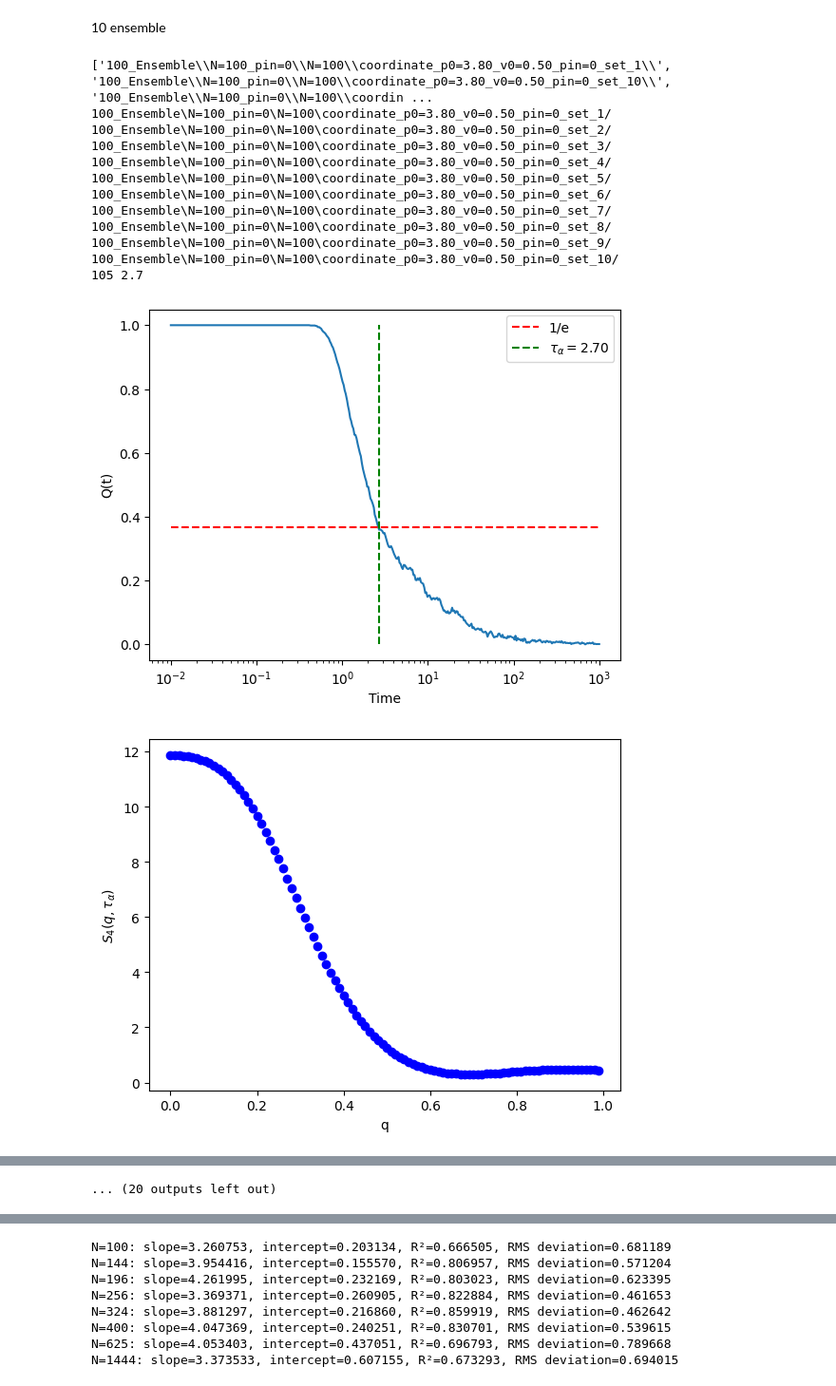
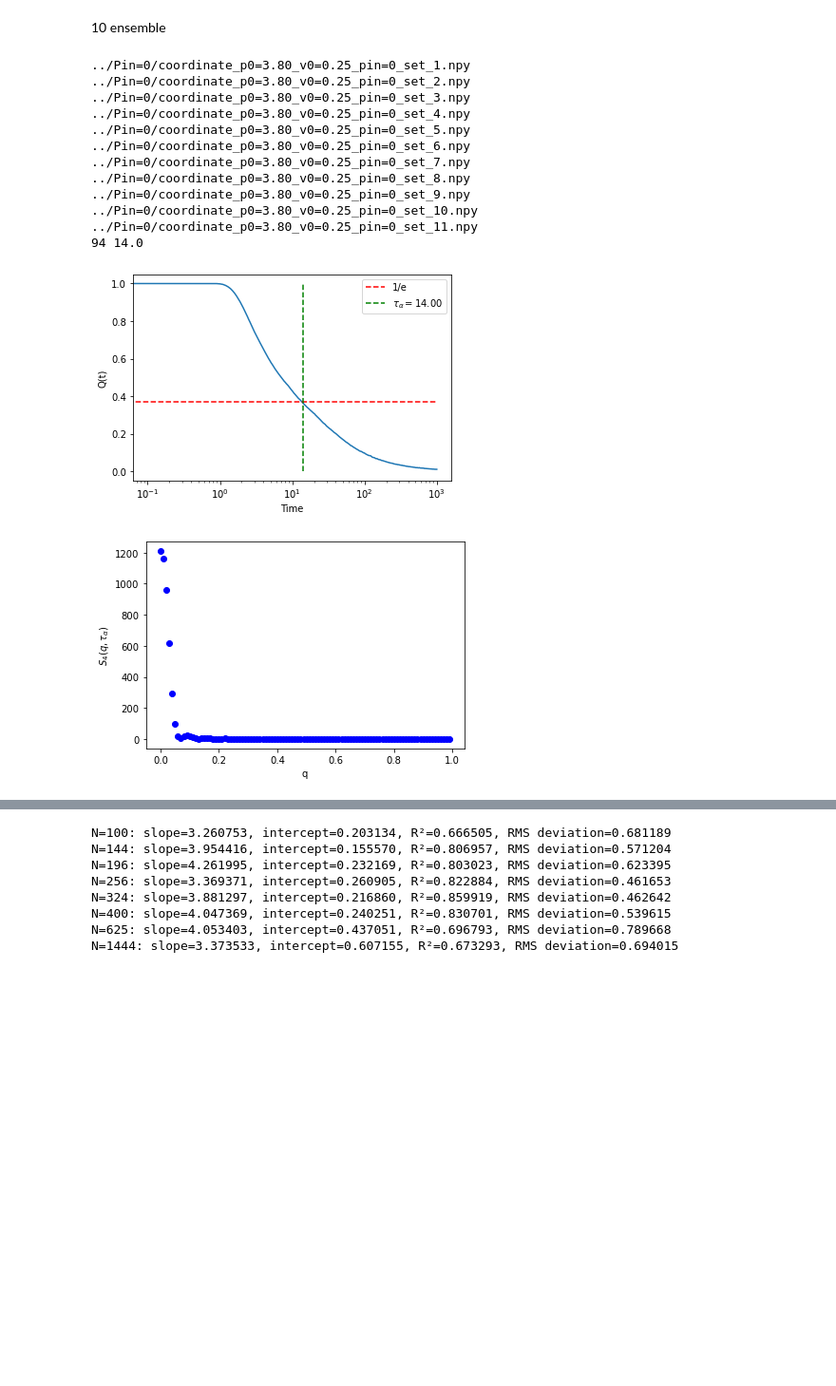
Before and after one commit to Aadyot/SPV_experiments, a Jupyter notebook: overlap_many_N.ipynb, the cells around one changed output, grey strips where cells are left out. Shown at 95% size. Cells and saved outputs as stored; diff of their text form; code cells hidden in the pictures; blank space fills up the shorter version.

```diff
--- a/overlap_many_N.ipynb
+++ b/overlap_many_N.ipynb
@@ -3,14 +3,15 @@
 # %%
 from SPV_utils import *
 # %%
-Ns = [100, 144, 196, 256, 324, 400, 625, 1444]
+# Ns = [100, 144, 196, 256, 324, 400, 625, 1444]
 # disps = get_all_data_npy(rf"Data_small_v0\Data\coordinate_p0=3.80_v0={v0}_pin=0_set_", False)
 # disps = get_all_data_npy(rf"Different_v0_Ens=100/Pin=0/Data/coordinate_p0=3.80_v0={v0}_pin=0_set_", False)
 T_alpha_results = {}
 S4s_all = {}
 
-for N in Ns:
-    disps = get_all_data(rf"100_Ensemble\N={N}_pin=0\N={N}\coordinate_p0=3.80_v0=0.50_pin=0_set_", False, 20)
+for N in [10000]:
+    # disps = get_all_data(rf"100_Ensemble\N={N}_pin=0\N={N}\coordinate_p0=3.80_v0=0.50_pin=0_set_", False, 10)
+    disps = get_all_data_npy(rf"../Pin=0/coordinate_p0=3.80_v0=0.25_pin=0_set_", False, 10)
     Q_t_avg = np.zeros(len(disps[1][0]), dtype=np.complex128)
     for i in disps.keys():
         timestamps, arrs, N = disps[i]
@@ -39,44 +40,44 @@ for N in Ns:
     for q in np.arange(0, 1, 0.01):
         # print(q)
         S4s[q] = S4(q, disps)
     S4s_all[N] = S4s
 
 
 
     # for q in S4s.keys():
     #     plt.plot(timestamps, np.abs(S4s[q]), label = f"q= {q:.2f}")
     # plt.legend()
     # plt.title(f"N={N}")
     # plt.xlabel("Time")
     # plt.ylabel(r"$S_4(q,t)$")
     # plt.xscale('log')
     # plt.show()
 
 
     for q in S4s.keys():
         plt.plot(q, np.abs(S4s[q][T_alpha_ind]), 'o', c = 'b')
     plt.xlabel("q")
     plt.ylabel(r"$S_4(q,\tau_{\alpha})$")
     plt.show()
 
 
     for q in S4s.keys():
         plt.plot(q**2, 1/np.abs(S4s[q][T_alpha_ind]), 'o', c = 'b')
     plt.xlabel(r"$q^2$")
     plt.ylabel(r"$1/S_4(q,\tau_{\alpha})$")
     plt.show()
 # %% [output]
-['100_Ensemble\\N=100_pin=0\\N=100\\coordinate_p0=3.80_v0=0.50_pin=0_set_1\\', '100_Ensemble\\N=100_pin=0\\N=100\\coordinate_p0=3.80_v0=0.50_pin=0_set_10\\', '100_Ensemble\\N=100_pin=0\\N=100\\coordin ...
-100_Ensemble\N=100_pin=0\N=100\coordinate_p0=3.80_v0=0.50_pin=0_set_1/
-100_Ensemble\N=100_pin=0\N=100\coordinate_p0=3.80_v0=0.50_pin=0_set_2/
-100_Ensemble\N=100_pin=0\N=100\coordinate_p0=3.80_v0=0.50_pin=0_set_3/
-100_Ensemble\N=100_pin=0\N=100\coordinate_p0=3.80_v0=0.50_pin=0_set_4/
-100_Ensemble\N=100_pin=0\N=100\coordinate_p0=3.80_v0=0.50_pin=0_set_5/
-100_Ensemble\N=100_pin=0\N=100\coordinate_p0=3.80_v0=0.50_pin=0_set_6/
-100_Ensemble\N=100_pin=0\N=100\coordinate_p0=3.80_v0=0.50_pin=0_set_7/
-100_Ensemble\N=100_pin=0\N=100\coordinate_p0=3.80_v0=0.50_pin=0_set_8/
-100_Ensemble\N=100_pin=0\N=100\coordinate_p0=3.80_v0=0.50_pin=0_set_9/
-100_Ensemble\N=100_pin=0\N=100\coordinate_p0=3.80_v0=0.50_pin=0_set_10/
-105 2.7
+../Pin=0/coordinate_p0=3.80_v0=0.25_pin=0_set_1.npy
+../Pin=0/coordinate_p0=3.80_v0=0.25_pin=0_set_2.npy
+../Pin=0/coordinate_p0=3.80_v0=0.25_pin=0_set_3.npy
+../Pin=0/coordinate_p0=3.80_v0=0.25_pin=0_set_4.npy
+../Pin=0/coordinate_p0=3.80_v0=0.25_pin=0_set_5.npy
+../Pin=0/coordinate_p0=3.80_v0=0.25_pin=0_set_6.npy
+../Pin=0/coordinate_p0=3.80_v0=0.25_pin=0_set_7.npy
+../Pin=0/coordinate_p0=3.80_v0=0.25_pin=0_set_8.npy
+../Pin=0/coordinate_p0=3.80_v0=0.25_pin=0_set_9.npy
+../Pin=0/coordinate_p0=3.80_v0=0.25_pin=0_set_10.npy
+../Pin=0/coordinate_p0=3.80_v0=0.25_pin=0_set_11.npy
+94 14.0
-[figure, old version]
+[figure, new version]
-[figure, old version]
+[figure, new version]
@@ -114,4 +87,3 @@ for N in Ns:
-... (20 outputs left out)
 # %%
 from scipy.signal import find_peaks
 
```
Also changed, not shown: parts of 3 cells of this notebook, 2 other files.
